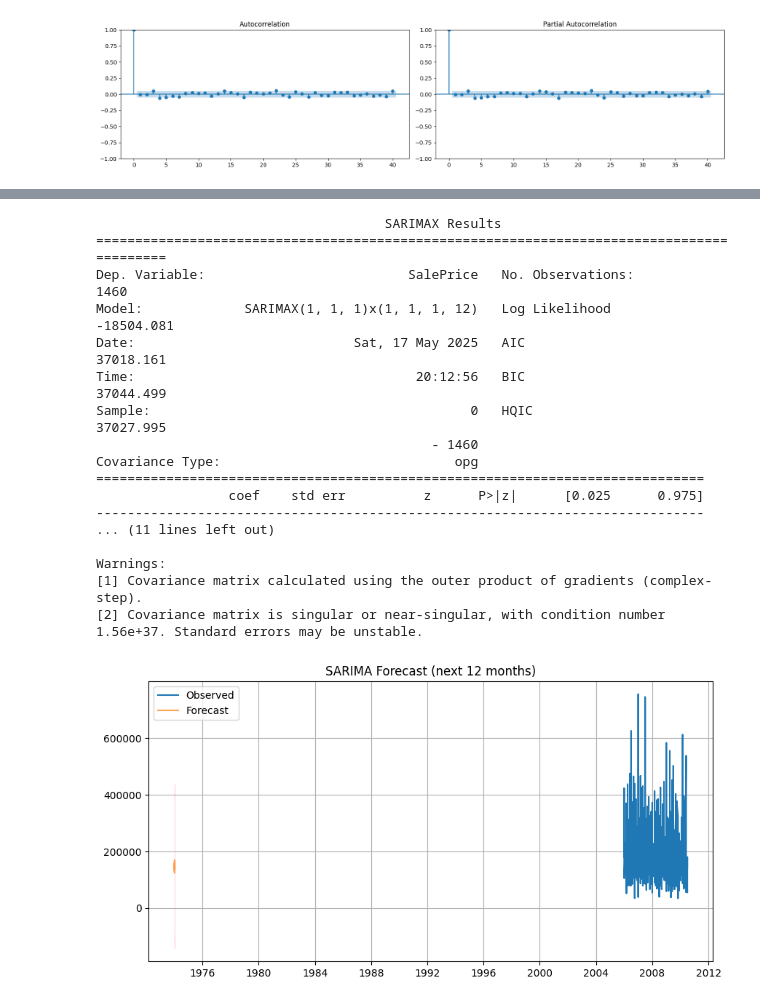
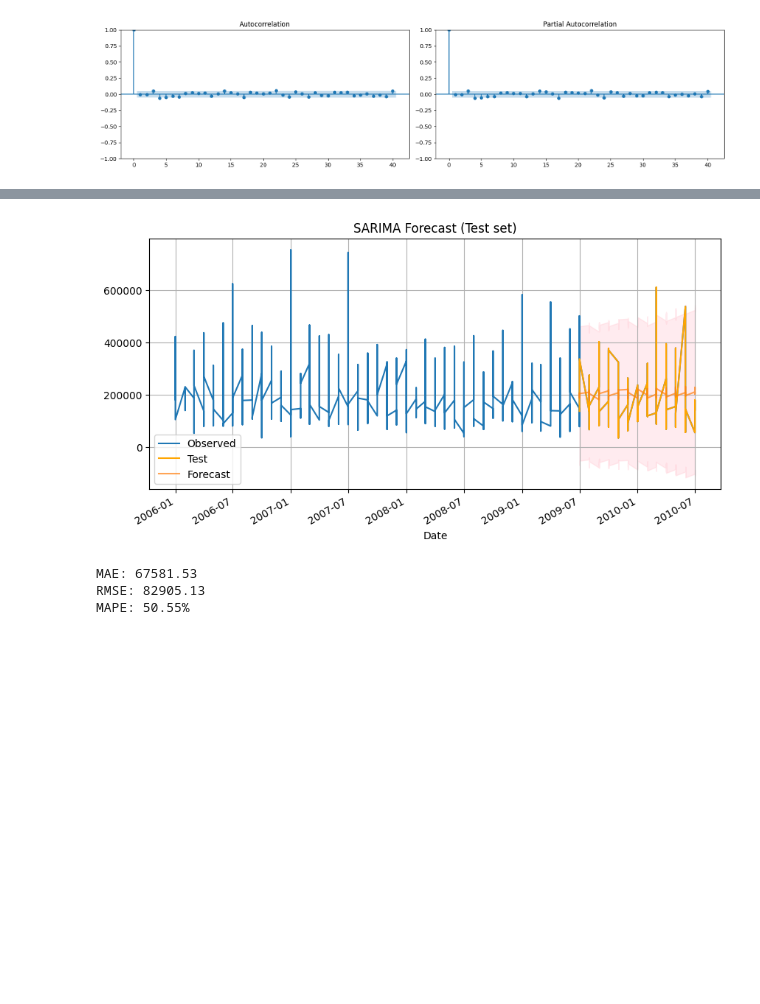
Before and after one commit to HardyUnine/House-Prices-Model, a Jupyter notebook: notebooks/time_series_analysis.ipynb, the cells around one changed output, grey strips where cells are left out. Cells and saved outputs as stored; diff of their text form; code cells hidden in the pictures; blank space fills up the shorter version.

```diff
--- a/notebooks/time_series_analysis.ipynb
+++ b/notebooks/time_series_analysis.ipynb
@@ -118,51 +118,55 @@ Warnings:
 [2] Covariance matrix is singular or near-singular, with condition number 8.12e+36. Standard errors may be unstable.
 [figure]
 # %%
-# Fit SARIMA model
-from statsmodels.tsa.statespace.sarimax import SARIMAX
+# Split data: 80% train, 20% test
+split_idx = int(len(df) * 0.8)
+train = df.iloc[:split_idx]
+test = df.iloc[split_idx:]
 
-# SARIMA(p,d,q)(P,D,Q,s) where s=12 for monthly seasonality
-model_sarima = SARIMAX(df['SalePrice'],
-                       order=(1,1,1),
-                       seasonal_order=(1,1,1,12),
-                       enforce_stationarity=False,
-                       enforce_invertibility=False)
+# Fit SARIMA on train set (ajuste les paramètres selon ton modèle)
+model_sarima = sm.tsa.statespace.SARIMAX(train['SalePrice'], order=(1,1,1), seasonal_order=(1,1,1,12))
 results_sarima = model_sarima.fit()
 
-# Summary
-print(results_sarima.summary())
+# Forecast for the length of the test set
+forecast_steps = len(test)
+forecast_sarima = results_sarima.get_forecast(steps=forecast_steps)
+forecast_ci = forecast_sarima.conf_int()
 
-# Forecast
-forecast_sarima = results_sarima.get_forecast(steps=12)
-forecast_ci = forecast_sarima.conf_int()
+# Set correct index for forecast and confidence intervals
+forecast_index = test.index
+forecast_mean = pd.Series(forecast_sarima.predicted_mean.values, index=forecast_index)
+forecast_ci.index = forecast_index
 
 # Plot
 plt.figure(figsize=(10, 5))
 plt.plot(df.index, df['SalePrice'], label='Observed')
-forecast_sarima.predicted_mean.plot(label='Forecast', alpha=0.7)
+plt.plot(test.index, test['SalePrice'], label='Test', color='orange')
+forecast_mean.plot(label='Forecast', alpha=0.7)
 plt.fill_between(forecast_ci.index,
                  forecast_ci.iloc[:, 0],
                  forecast_ci.iloc[:, 1], color='pink', alpha=0.3)
-plt.title('SARIMA Forecast (next 12 months)')
+plt.title('SARIMA Forecast (Test set)')
 plt.legend()
 plt.grid(True)
 plt.show()
+from sklearn.metrics import mean_absolute_error, mean_squared_error
+
+# Align forecast and test set
+y_true = test['SalePrice']
+y_pred = forecast_mean
+
+# MAE
+mae = mean_absolute_error(y_true, y_pred)
+# RMSE
+rmse = np.sqrt(mean_squared_error(y_true, y_pred))
+# MAPE
+mape = np.mean(np.abs((y_true - y_pred) / y_true)) * 100
+
+print(f"MAE: {mae:.2f}")
+print(f"RMSE: {rmse:.2f}")
+print(f"MAPE: {mape:.2f}%")
 # %% [output]
+[figure, new version]
-                                     SARIMAX Results
-==========================================================================================
-Dep. Variable:                          SalePrice   No. Observations:                 1460
-Model:             SARIMAX(1, 1, 1)x(1, 1, 1, 12)   Log Likelihood              -18504.081
-Date:                            Sat, 17 May 2025   AIC                          37018.161
-Time:                                    20:12:56   BIC                          37044.499
-Sample:                                         0   HQIC                         37027.995
-                                           - 1460
-Covariance Type:                              opg
-==============================================================================
-                 coef    std err          z      P>|z|      [0.025      0.975]
-------------------------------------------------------------------------------
-... (11 lines left out)
-
-Warnings:
-[1] Covariance matrix calculated using the outer product of gradients (complex-step).
-[2] Covariance matrix is singular or near-singular, with condition number 1.56e+37. Standard errors may be unstable.
+MAE: 67581.53
+RMSE: 82905.13
+MAPE: 50.55%
-[figure, old version]
```
Also changed, not shown: parts of 3 cells of this notebook.
